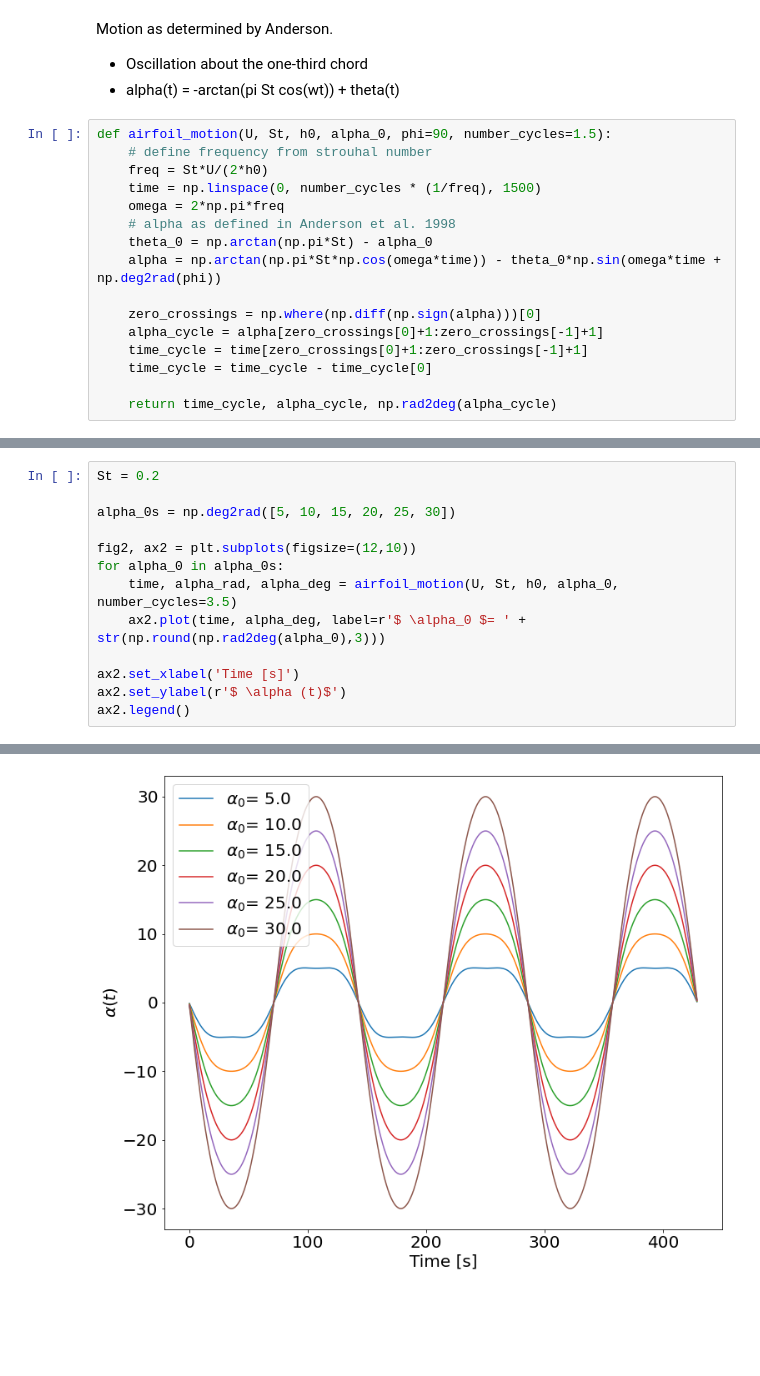
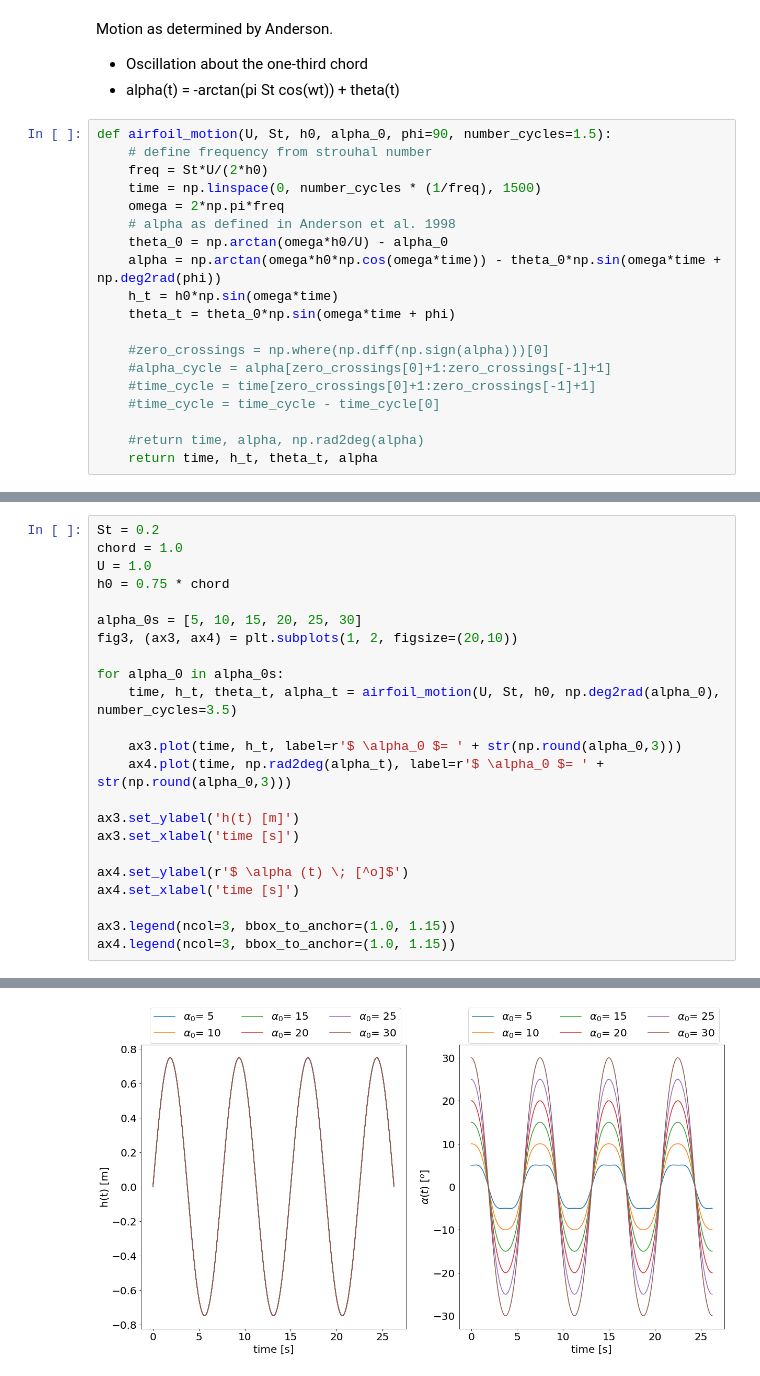
Before and after one commit to michaelcoe/Ika-Flow, a Jupyter notebook: motion_solver_oscillatingFoil.ipynb, the cells around one changed output, grey strips where cells are left out. Drawn from its saved outputs; the diff is of its cells as text; blank space fills up the shorter version.

```diff
--- a/motion_solver_oscillatingFoil.ipynb
+++ b/motion_solver_oscillatingFoil.ipynb
@@ -59,15 +59,18 @@ def airfoil_motion(U, St, h0, alpha_0, phi=90, number_cycles=1.5):
     time = np.linspace(0, number_cycles * (1/freq), 1500)
     omega = 2*np.pi*freq
     # alpha as defined in Anderson et al. 1998
-    theta_0 = np.arctan(np.pi*St) - alpha_0
-    alpha = np.arctan(np.pi*St*np.cos(omega*time)) - theta_0*np.sin(omega*time + np.deg2rad(phi))
+    theta_0 = np.arctan(omega*h0/U) - alpha_0
+    alpha = np.arctan(omega*h0*np.cos(omega*time)) - theta_0*np.sin(omega*time + np.deg2rad(phi))
+    h_t = h0*np.sin(omega*time)
+    theta_t = theta_0*np.sin(omega*time + phi)
 
-    zero_crossings = np.where(np.diff(np.sign(alpha)))[0]
-    alpha_cycle = alpha[zero_crossings[0]+1:zero_crossings[-1]+1]
-    time_cycle = time[zero_crossings[0]+1:zero_crossings[-1]+1]
-    time_cycle = time_cycle - time_cycle[0]
+    #zero_crossings = np.where(np.diff(np.sign(alpha)))[0]
+    #alpha_cycle = alpha[zero_crossings[0]+1:zero_crossings[-1]+1]
+    #time_cycle = time[zero_crossings[0]+1:zero_crossings[-1]+1]
+    #time_cycle = time_cycle - time_cycle[0]
 
-    return time_cycle, alpha_cycle, np.rad2deg(alpha_cycle)
+    #return time, alpha, np.rad2deg(alpha)
+    return time, h_t, theta_t, alpha
 # %%
 # define the freestream from Reynolds number
 Re = 40000
@@ -98,16 +108,26 @@ ax1.legend()
 # %%
 St = 0.2
+chord = 1.0
+U = 1.0
+h0 = 0.75 * chord
 
-alpha_0s = np.deg2rad([5, 10, 15, 20, 25, 30])
+alpha_0s = [5, 10, 15, 20, 25, 30]
+fig3, (ax3, ax4) = plt.subplots(1, 2, figsize=(20,10))
 
-fig2, ax2 = plt.subplots(figsize=(12,10))
 for alpha_0 in alpha_0s:
-    time, alpha_rad, alpha_deg = airfoil_motion(U, St, h0, alpha_0, number_cycles=3.5)
-    ax2.plot(time, alpha_deg, label=r'$ \alpha_0 $= ' + str(np.round(np.rad2deg(alpha_0),3)))
+    time, h_t, theta_t, alpha_t = airfoil_motion(U, St, h0, np.deg2rad(alpha_0), number_cycles=3.5)
 
-ax2.set_xlabel('Time [s]')
-ax2.set_ylabel(r'$ \alpha (t)$')
-ax2.legend()
+    ax3.plot(time, h_t, label=r'$ \alpha_0 $= ' + str(np.round(alpha_0,3)))
+    ax4.plot(time, np.rad2deg(alpha_t), label=r'$ \alpha_0 $= ' + str(np.round(alpha_0,3)))
+
+ax3.set_ylabel('h(t) [m]')
+ax3.set_xlabel('time [s]')
+
+ax4.set_ylabel(r'$ \alpha (t) \; [^o]$')
+ax4.set_xlabel('time [s]')
+
+ax3.legend(ncol=3, bbox_to_anchor=(1.0, 1.15))
+ax4.legend(ncol=3, bbox_to_anchor=(1.0, 1.15))
 # %% [output]
 <matplotlib.legend.Legend at 0x...>
-[figure, old version]
+[figure, new version]
```
Also changed, not shown: parts of 4 cells of this notebook, 7 other files.
